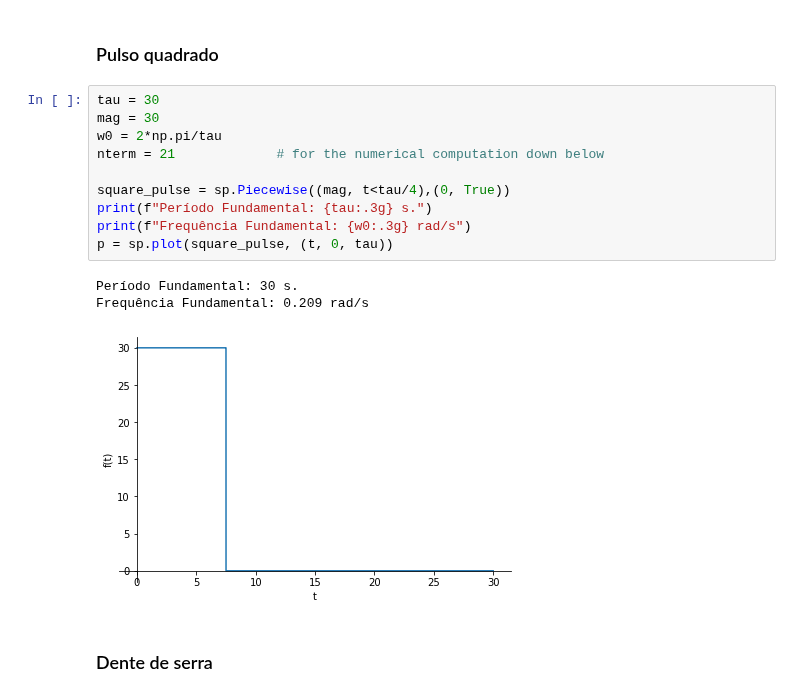
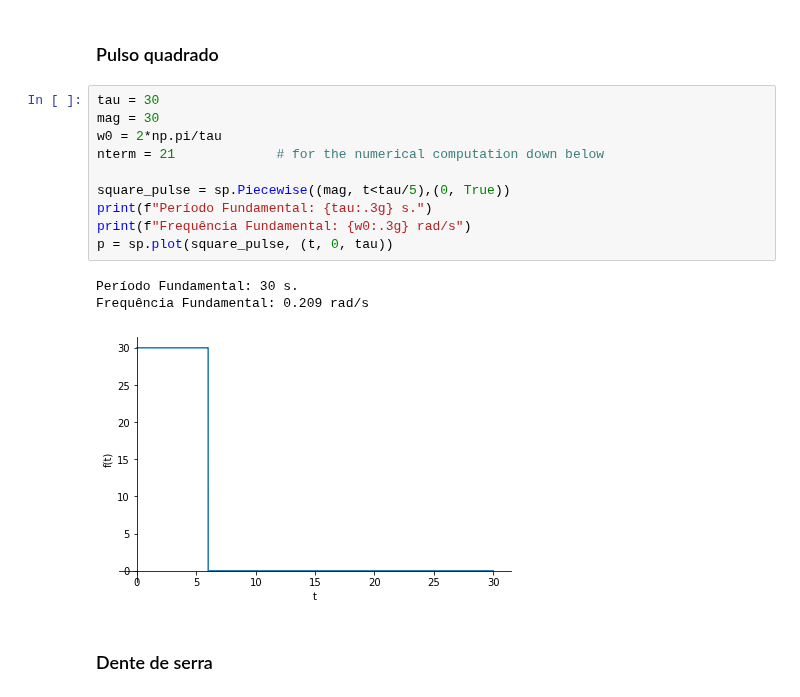
Before and after one commit to r-b-w/Notebooks-Vibracoes, a Jupyter notebook: Notebooks/RespostaViaFourierModificado.ipynb, the cells around one changed output. Cells and saved outputs as stored; diff of their text form.

```diff
--- a/Notebooks/RespostaViaFourierModificado.ipynb
+++ b/Notebooks/RespostaViaFourierModificado.ipynb
@@ -58,17 +58,17 @@ A figura abaixo mostra um período da força.
 # %%
 tau = 30
 mag = 30
 w0 = 2*np.pi/tau
 nterm = 21             # for the numerical computation down below
 
-square_pulse = sp.Piecewise((mag, t<tau/4),(0, True))
+square_pulse = sp.Piecewise((mag, t<tau/5),(0, True))
 print(f"Período Fundamental: {tau:.3g} s.")
 print(f"Frequência Fundamental: {w0:.3g} rad/s")
 p = sp.plot(square_pulse, (t, 0, tau))
 # %% [output]
 Período Fundamental: 30 s.
 Frequência Fundamental: 0.209 rad/s
-[figure, old version]
+[figure, new version]
 # %% [markdown]
 ### Dente de serra
 # %%
```
Also changed, not shown: parts of 8 cells of this notebook, 1 other file.
